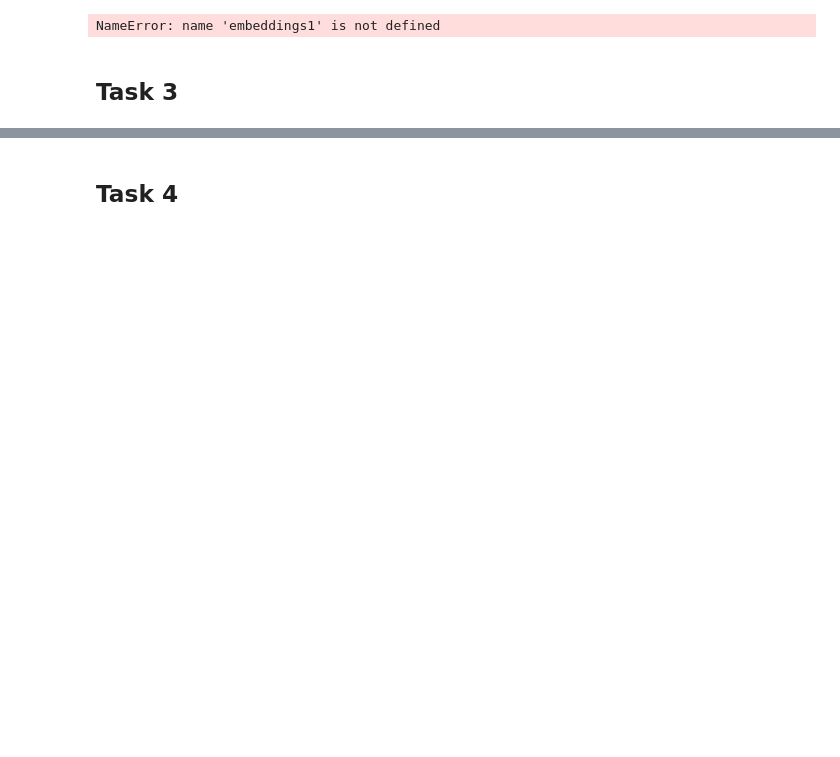
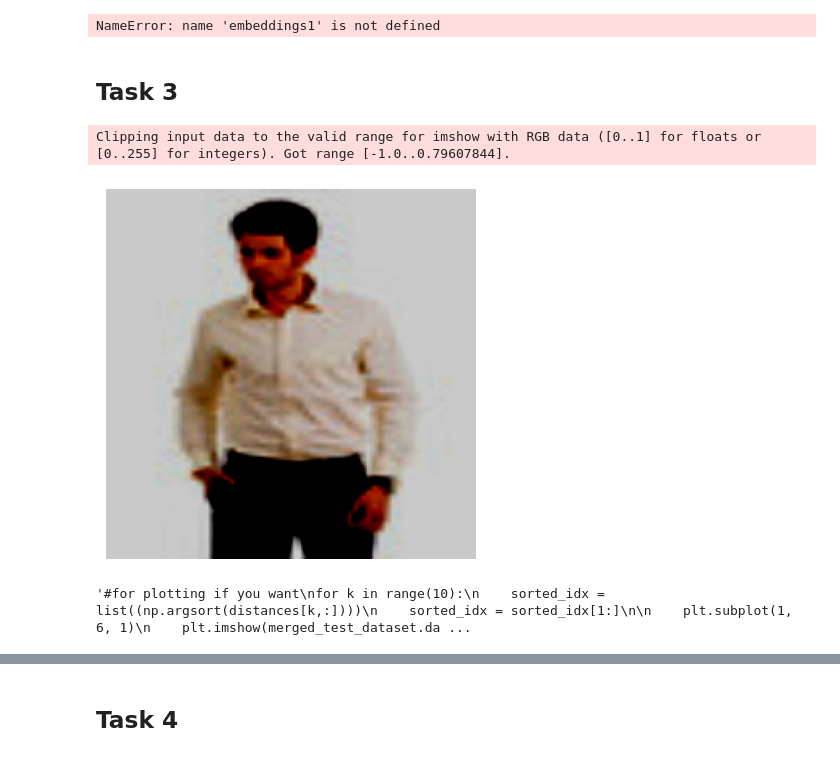
Before and after one commit to gabry1242/Deeplearning_project, a Jupyter notebook: ass1_skeleton.ipynb, the cells around one changed output, grey strips where cells are left out. Cells and saved outputs as stored; diff of their text form; code cells hidden in the pictures; blank space fills up the shorter version.

```diff
--- a/ass1_skeleton.ipynb
+++ b/ass1_skeleton.ipynb
@@ -583,0 +611,38 @@ NameError: name 'embeddings1' is not defined
+# %%
+
+test_images = []
+for i in range(len(merged_test_dataset)):
+    sample = merged_test_dataset[i]
+    image = sample[0]  # this should be a PIL image or a tensor
+    if hasattr(image, 'permute'):  # it's likely a torch.Tensor
+        image = image.permute(1, 2, 0).numpy()  # convert CHW to HWC
+    test_images.append(image)
+test_images = np.array(test_images)
+# Display the first image
+plt.imshow(test_images[0])
+plt.axis("off")
+plt.show()
+# %% [output]
+Clipping input data to the valid range for imshow with RGB data ([0..1] for floats or [0..255] for integers). Got range [-1.0..0.79607844].
+[figure, added]
+# %%
+'''#for plotting if you want
+for k in range(10):
+    sorted_idx = list((np.argsort(distances[k,:])))
+    sorted_idx = sorted_idx[1:]
+
+    plt.subplot(1, 6, 1)
+    plt.imshow(merged_test_dataset.data[k])
+    for l in range(5):
+      plt.subplot(1, 6, 2 + l)
+      plt.imshow(test_images[sorted_idx[l]])
+    plt.show()
+
+    print("True class:")
+    print(classes[test_labels[k]])
+    print("Top 5 predicted:")
+    print([classes[merged_test_dataset.targets[i]] for i in sorted_idx[:5]])
+    print("Average precision {}".format(average_precision(test_labels[sorted_idx], test_labels[k])))
+    print()'''
+# %% [output]
+'#for plotting if you want\nfor k in range(10):\n    sorted_idx = list((np.argsort(distances[k,:])))\n    sorted_idx = sorted_idx[1:]\n\n    plt.subplot(1, 6, 1)\n    plt.imshow(merged_test_dataset.da ...
```
Also changed, not shown: parts of 5 cells of this notebook, 1 other file.
